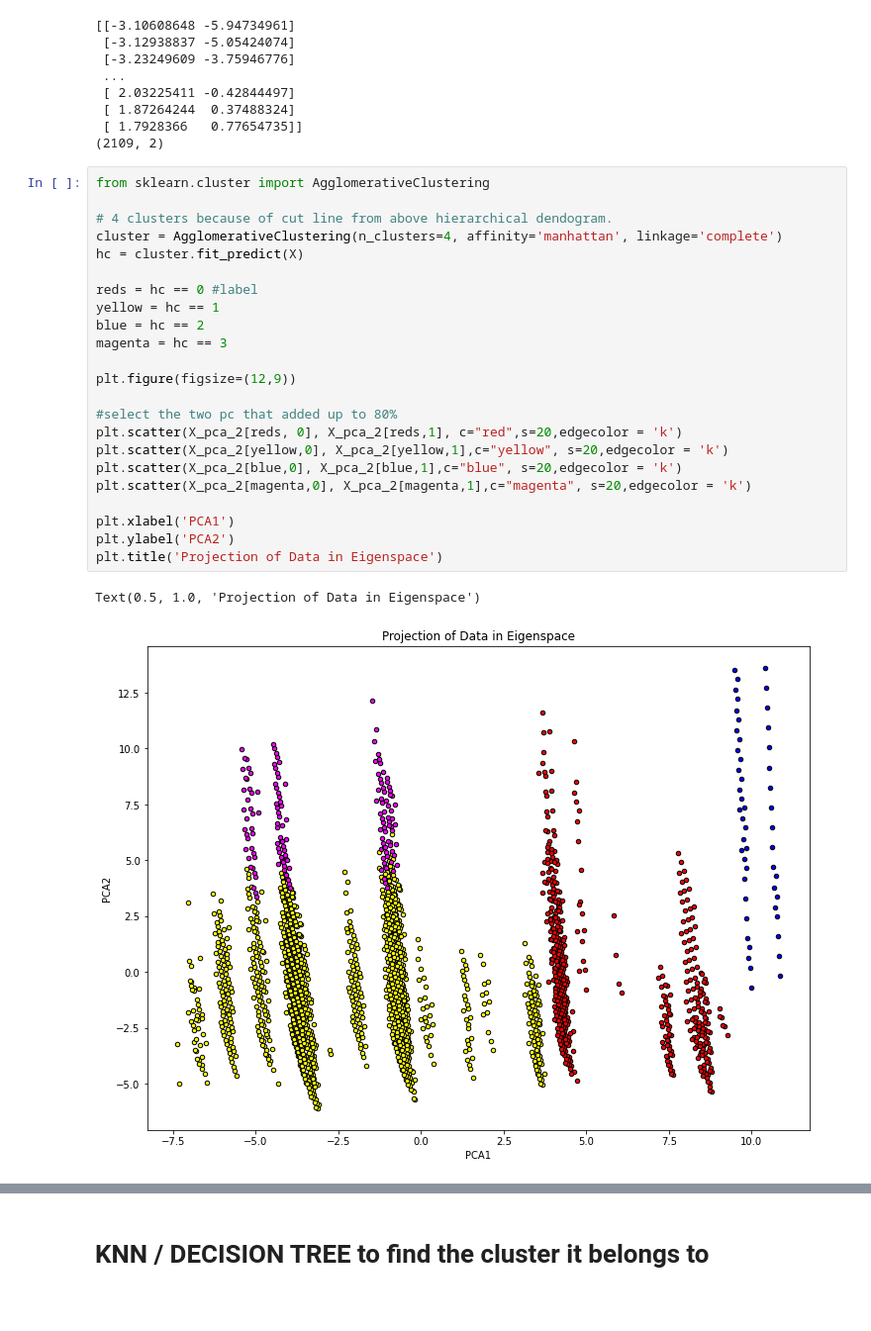
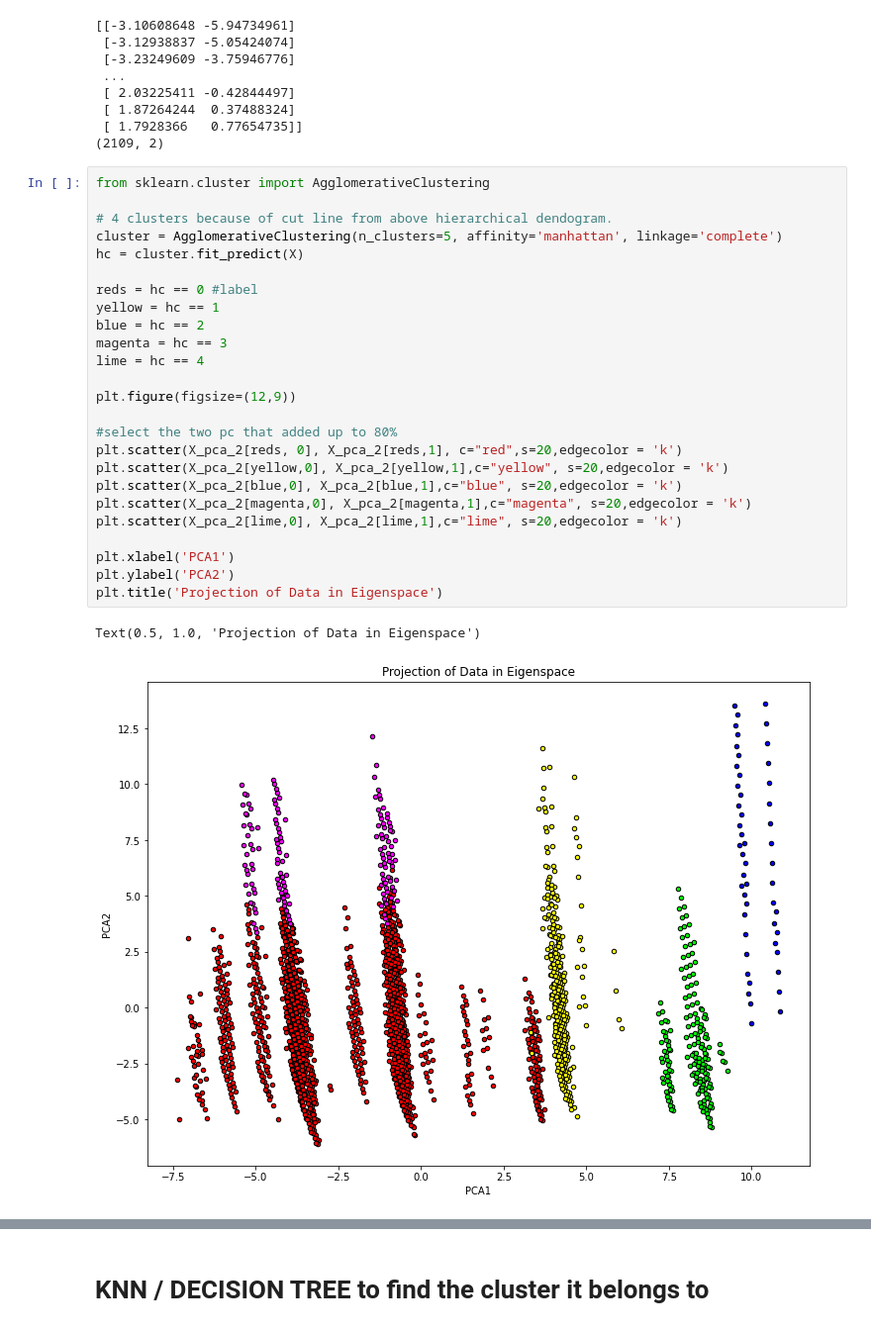
Before and after one commit to WeichenTeo/CSC3005-Data-Analytics, a Jupyter notebook: DataAnalytics.ipynb, the cells around one changed output, grey strips where cells are left out. Shown at 99% size. Cells and saved outputs as stored; diff of their text form.

```diff
--- a/DataAnalytics.ipynb
+++ b/DataAnalytics.ipynb
@@ -256,27 +254,29 @@ print(X_pca_2.shape)
 # %%
 from sklearn.cluster import AgglomerativeClustering
 
 # 4 clusters because of cut line from above hierarchical dendogram.
-cluster = AgglomerativeClustering(n_clusters=4, affinity='manhattan', linkage='complete')
+cluster = AgglomerativeClustering(n_clusters=5, affinity='manhattan', linkage='complete')
 hc = cluster.fit_predict(X)
 
 reds = hc == 0 #label
 yellow = hc == 1
 blue = hc == 2
 magenta = hc == 3
+lime = hc == 4
 
 plt.figure(figsize=(12,9))
 
 #select the two pc that added up to 80%
 plt.scatter(X_pca_2[reds, 0], X_pca_2[reds,1], c="red",s=20,edgecolor = 'k')
 plt.scatter(X_pca_2[yellow,0], X_pca_2[yellow,1],c="yellow", s=20,edgecolor = 'k')
 plt.scatter(X_pca_2[blue,0], X_pca_2[blue,1],c="blue", s=20,edgecolor = 'k')
 plt.scatter(X_pca_2[magenta,0], X_pca_2[magenta,1],c="magenta", s=20,edgecolor = 'k')
+plt.scatter(X_pca_2[lime,0], X_pca_2[lime,1],c="lime", s=20,edgecolor = 'k')
 
 plt.xlabel('PCA1')
 plt.ylabel('PCA2')
 plt.title('Projection of Data in Eigenspace')
 # %% [output]
 Text(0.5, 1.0, 'Projection of Data in Eigenspace')
-[figure, old version]
+[figure, new version]
 # %%
```
Also changed, not shown: parts of 13 cells of this notebook.
